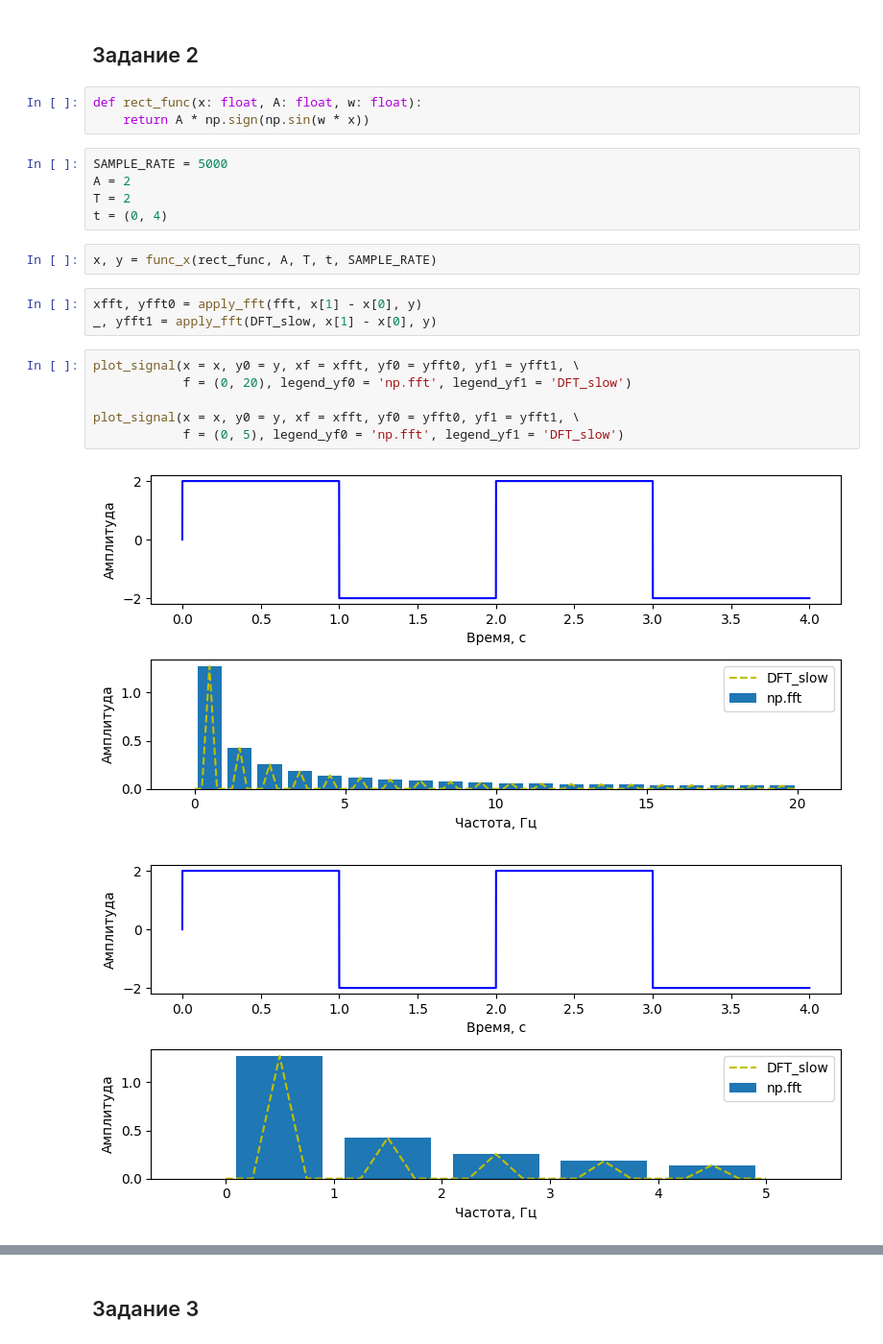
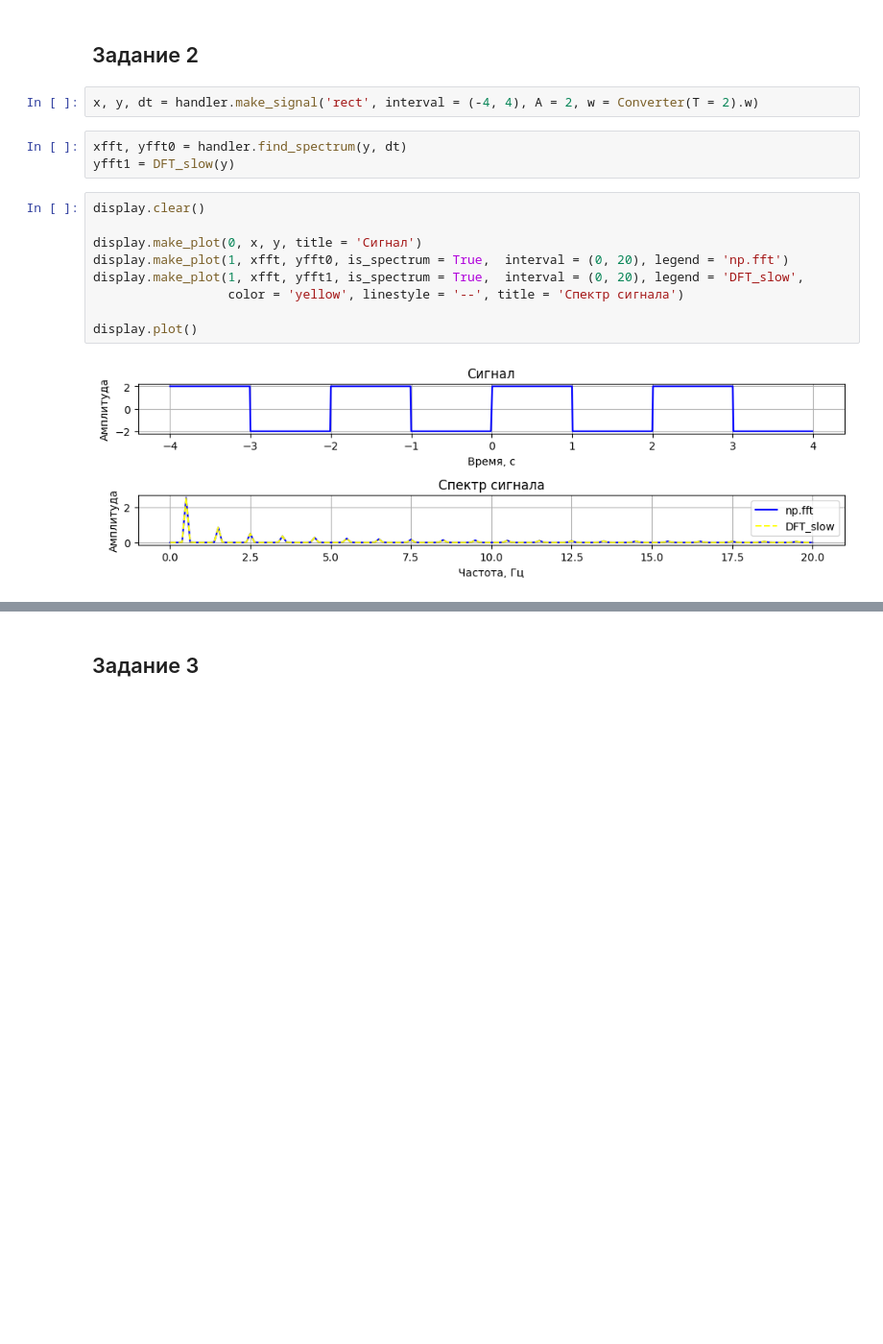
Before and after one commit to HerrPhoton/Digital-signal-processing, a Jupyter notebook: Lab2.ipynb, the cells around one changed output, grey strips where cells are left out. Shown at 96% size. Saved outputs shown, nothing was run; the diff lists cells and outputs as text; blank space fills up the shorter version.

```diff
--- a/Lab2.ipynb
+++ b/Lab2.ipynb
@@ -149,25 +59,19 @@ plot_signal(x = x, y0 = y, y1 = yifft, xf = xfft, yf0 = yfft, t = (0, 0.2), \
 # %% [markdown]
 ## Задание 2
-# %%
-def rect_func(x: float, A: float, w: float):
-    return A * np.sign(np.sin(w * x))
-# %%
-SAMPLE_RATE = 5000
-A = 2
-T = 2
-t = (0, 4)
-# %%
-x, y = func_x(rect_func, A, T, t, SAMPLE_RATE)
-# %%
-xfft, yfft0 = apply_fft(fft, x[1] - x[0], y)
-_, yfft1 = apply_fft(DFT_slow, x[1] - x[0], y)
-# %%
-plot_signal(x = x, y0 = y, xf = xfft, yf0 = yfft0, yf1 = yfft1, \
-            f = (0, 20), legend_yf0 = 'np.fft', legend_yf1 = 'DFT_slow')
-
-plot_signal(x = x, y0 = y, xf = xfft, yf0 = yfft0, yf1 = yfft1, \
-            f = (0, 5), legend_yf0 = 'np.fft', legend_yf1 = 'DFT_slow')
-# %% [output]
-[figure, removed]
-[figure, removed]
+# %%
+x, y, dt = handler.make_signal('rect', interval = (-4, 4), A = 2, w = Converter(T = 2).w)
+# %%
+xfft, yfft0 = handler.find_spectrum(y, dt)
+yfft1 = DFT_slow(y)
+# %%
+display.clear()
+
+display.make_plot(0, x, y, title = 'Сигнал')
+display.make_plot(1, xfft, yfft0, is_spectrum = True,  interval = (0, 20), legend = 'np.fft')
+display.make_plot(1, xfft, yfft1, is_spectrum = True,  interval = (0, 20), legend = 'DFT_slow',
+                  color = 'yellow', linestyle = '--', title = 'Спектр сигнала')
+
+display.plot()
+# %% [output]
+[figure, added]
 # %%
```
Also changed, not shown: parts of 33 cells of this notebook, 2 other files.
